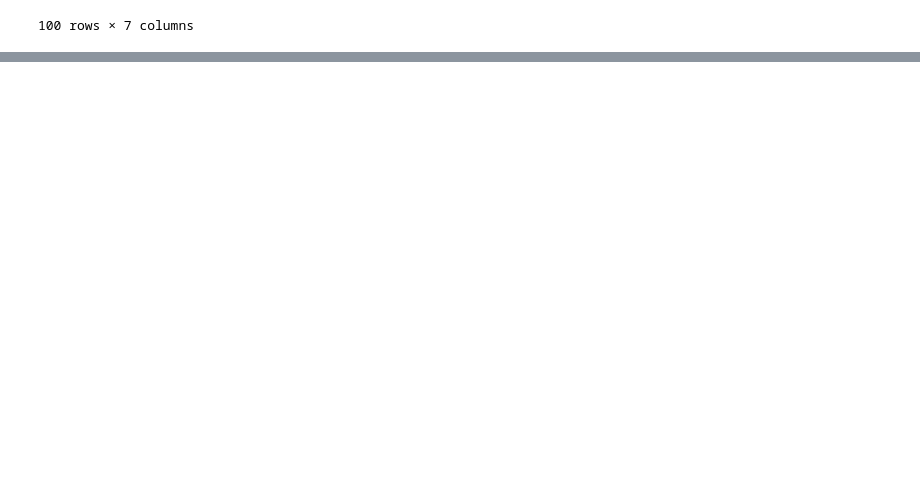
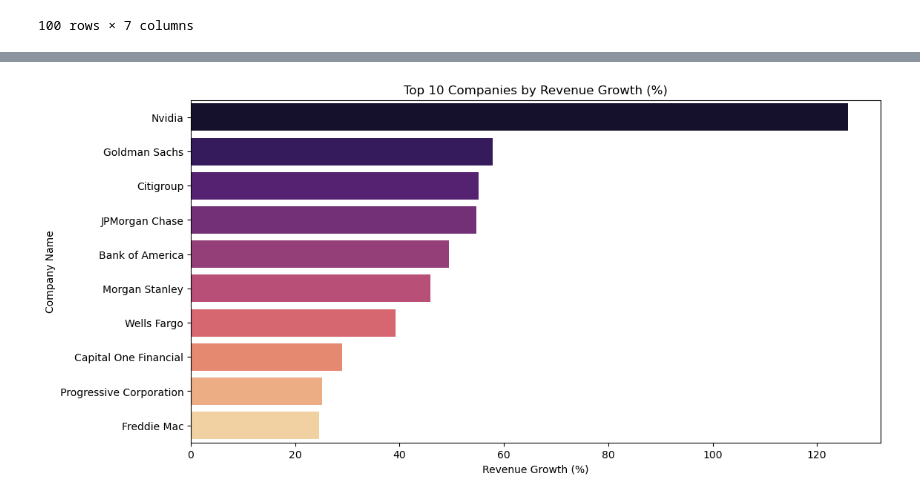
Before and after one commit to FarhaanAhmad03/Web_scrap, a Jupyter notebook: Web Scraping.ipynb, the cells around one changed output, grey strips where cells are left out. Cells and saved outputs as stored; diff of their text form; code cells hidden in the pictures; blank space fills up the shorter version.

```diff
--- a/Web Scraping.ipynb
+++ b/Web Scraping.ipynb
@@ -148,0 +219,17 @@ df.to_csv(r'C:/Users/faru0/OneDrive/Desktop/Projects/Web Scraping/Companies.csv'
+# %%
+df['Revenue growth'] = df['Revenue growth'].str.rstrip('%').astype(float)
+top_10_growth = df.nlargest(10, 'Revenue growth')
+
+plt.figure(figsize=(12, 6))
+sns.barplot(
+    data=top_10_growth,
+    x='Revenue growth',
+    y='Name',
+    palette='magma'
+)
+plt.title('Top 10 Companies by Revenue Growth (%)')
+plt.xlabel('Revenue Growth (%)')
+plt.ylabel('Company Name')
+plt.show()
+# %% [output]
+[figure, added]
```
Also changed, not shown: parts of 8 cells of this notebook.
